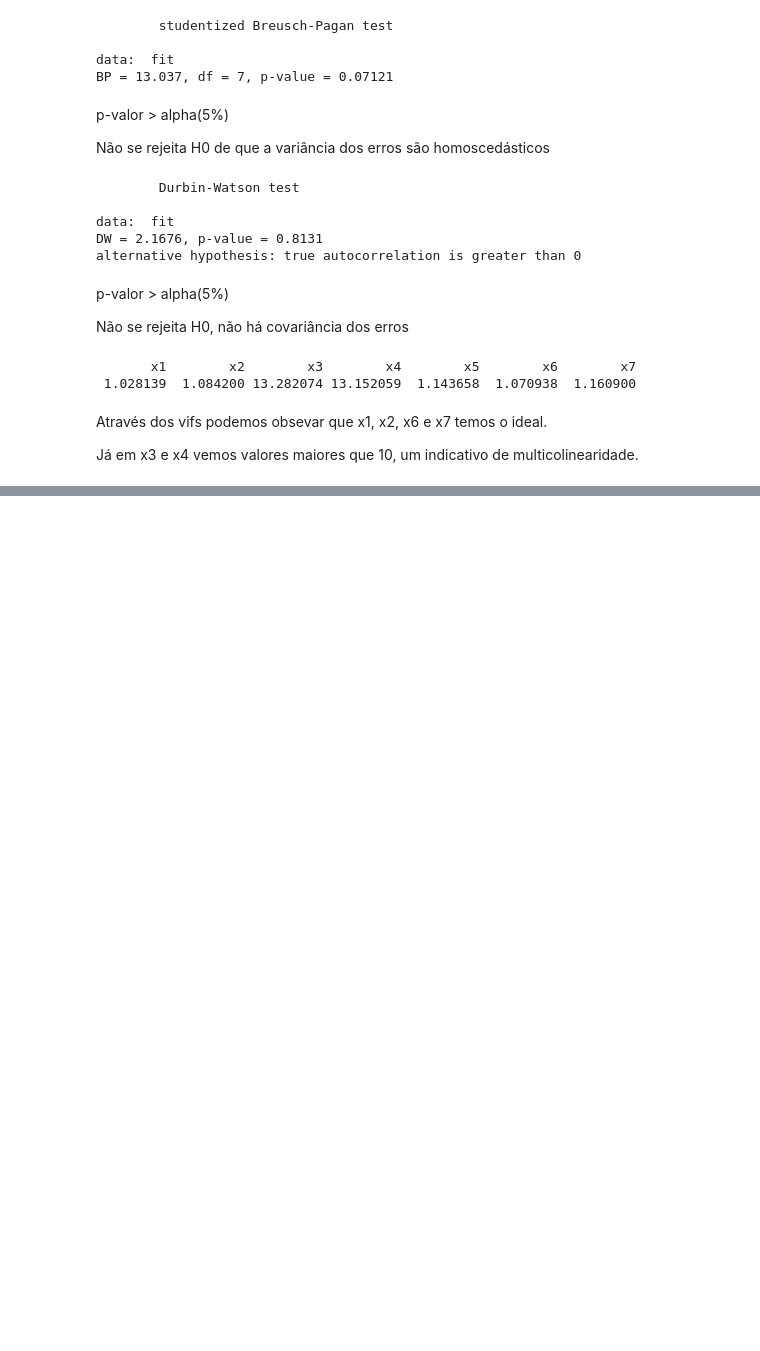
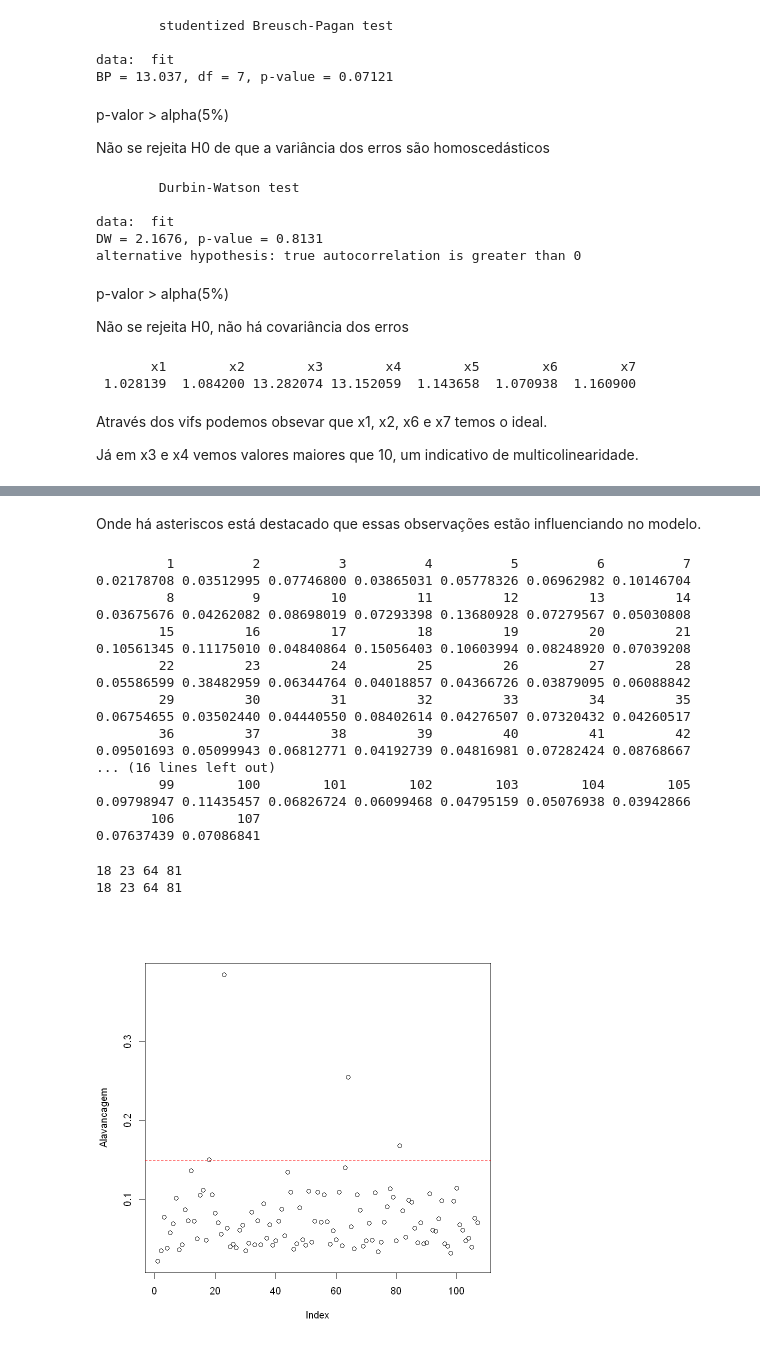
Before and after one commit to jouaraujo/primeiro_trabalho_Reg, a Jupyter notebook: trabalho.ipynb, the cells around one changed output, grey strips where cells are left out. Cells and saved outputs as stored; diff of their text form; code cells hidden in the pictures; blank space fills up the shorter version.

```diff
--- a/trabalho.ipynb
+++ b/trabalho.ipynb
@@ -191,0 +208,3 @@ Já em x3 e x4 vemos valores maiores que 10, um indicativo de multicolinearidade
+# %%
+n <- dim(dados)[1] # tamanho da amostra
+n
@@ -191,0 +234,31 @@ Já em x3 e x4 vemos valores maiores que 10, um indicativo de multicolinearidade
+# %% [markdown]
+Onde há asteriscos está destacado que essas observações estão influenciando no modelo.
+# %%
+#alavancagem
+hatvalues(fit)
+h_bar<-fit$rank / n
+limite<-2*h_bar
+abline(plot(hatvalues(fit),ylab="Alavancagem"),
+       col="red", h=limite,lty=2)
+which(hatvalues(fit)>limite)
+# %% [output]
+         1          2          3          4          5          6          7
+0.02178708 0.03512995 0.07746800 0.03865031 0.05778326 0.06962982 0.10146704
+         8          9         10         11         12         13         14
+0.03675676 0.04262082 0.08698019 0.07293398 0.13680928 0.07279567 0.05030808
+        15         16         17         18         19         20         21
+0.10561345 0.11175010 0.04840864 0.15056403 0.10603994 0.08248920 0.07039208
+        22         23         24         25         26         27         28
+0.05586599 0.38482959 0.06344764 0.04018857 0.04366726 0.03879095 0.06088842
+        29         30         31         32         33         34         35
+0.06754655 0.03502440 0.04440550 0.08402614 0.04276507 0.07320432 0.04260517
+        36         37         38         39         40         41         42
+0.09501693 0.05099943 0.06812771 0.04192739 0.04816981 0.07282424 0.08768667
+... (16 lines left out)
+        99        100        101        102        103        104        105
+0.09798947 0.11435457 0.06826724 0.06099468 0.04795159 0.05076938 0.03942866
+       106        107
+0.07637439 0.07086841
+18 23 64 81
+18 23 64 81
+[figure, added]
```
Also changed, not shown: parts of 39 cells of this notebook.
